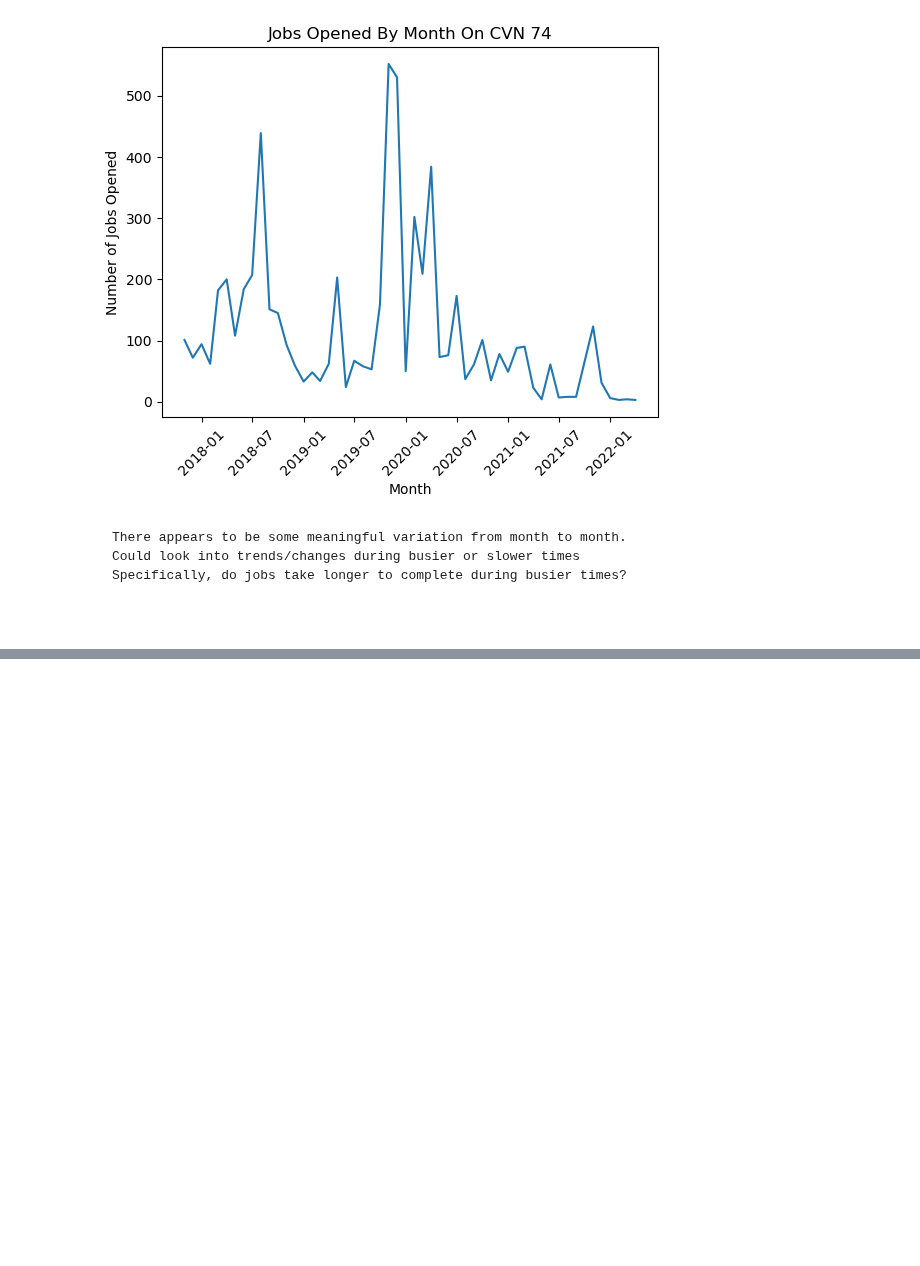
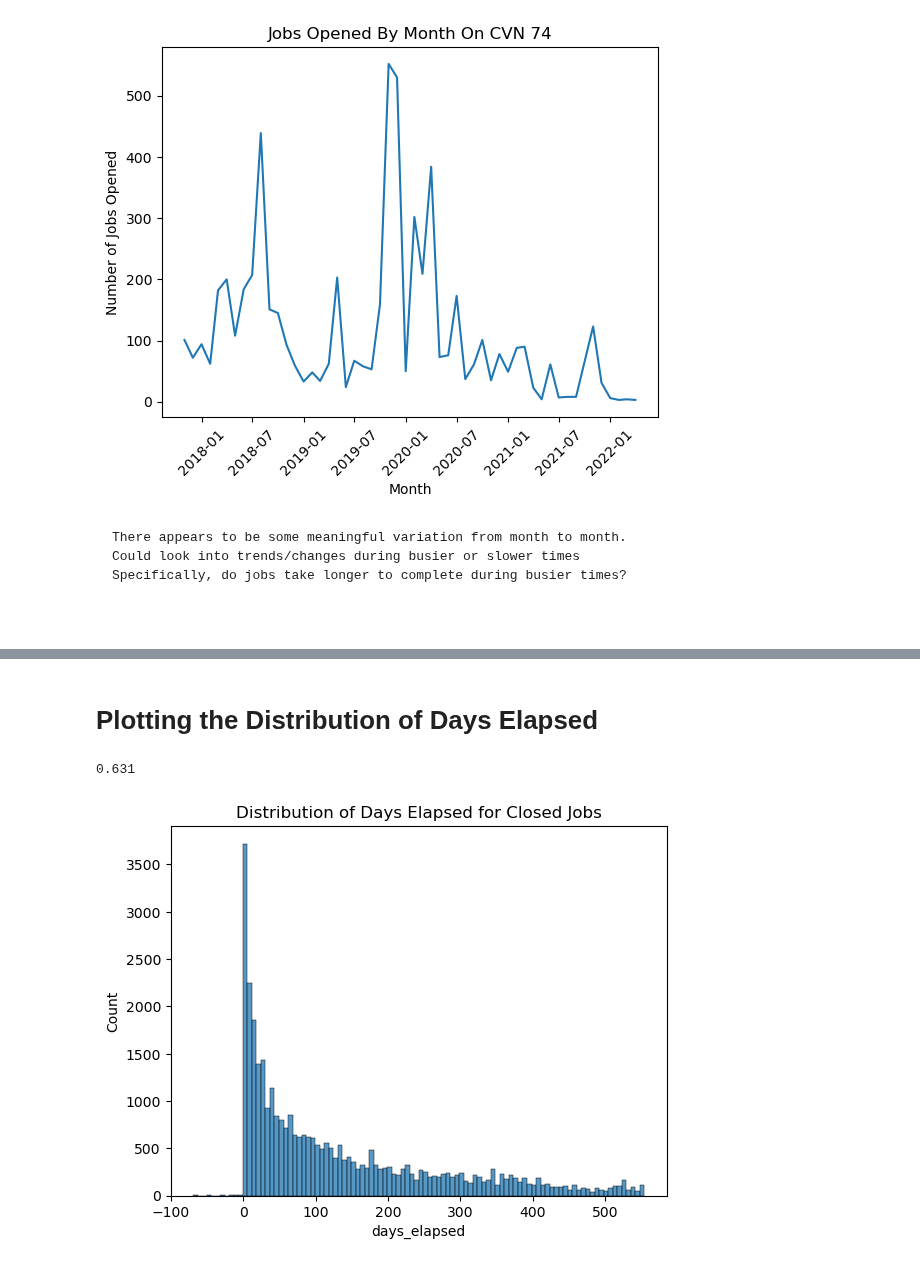
Before and after one commit to jcarswell073/Fleet-Sustainment-HVAC-Project, a Jupyter notebook: Notebooks/jeff_EDA.ipynb, the cells around one changed output, grey strips where cells are left out. Saved outputs shown, nothing was run; the diff lists cells and outputs as text; code cells hidden in the pictures; blank space fills up the shorter version.

```diff
--- a/Notebooks/jeff_EDA.ipynb
+++ b/Notebooks/jeff_EDA.ipynb
@@ -100,0 +168,14 @@ Specifically, do jobs take longer to complete during busier times?
+# %% [markdown]
+# Plotting the Distribution of Days Elapsed
+# %%
+closed_jobs = jobs[(jobs['days_elapsed_outlier'] != True) & (jobs['job_status'] != 'Open')]  #~ 38k records
+
+#Only consider closed jobs that were completed
+sns.histplot(data=closed_jobs, x='days_elapsed', bins=100)
+plt.title("Distribution of Days Elapsed for Closed Jobs")
+
+(closed_jobs['days_elapsed'] > 30).mean().round(3) #55% of closed jobs took more than 50 days to complete
+#76% of closed jobs took more than 10 days to complete
+# %% [output]
+0.631
+[figure, added]
```
Also changed, not shown: parts of 8 cells of this notebook.
